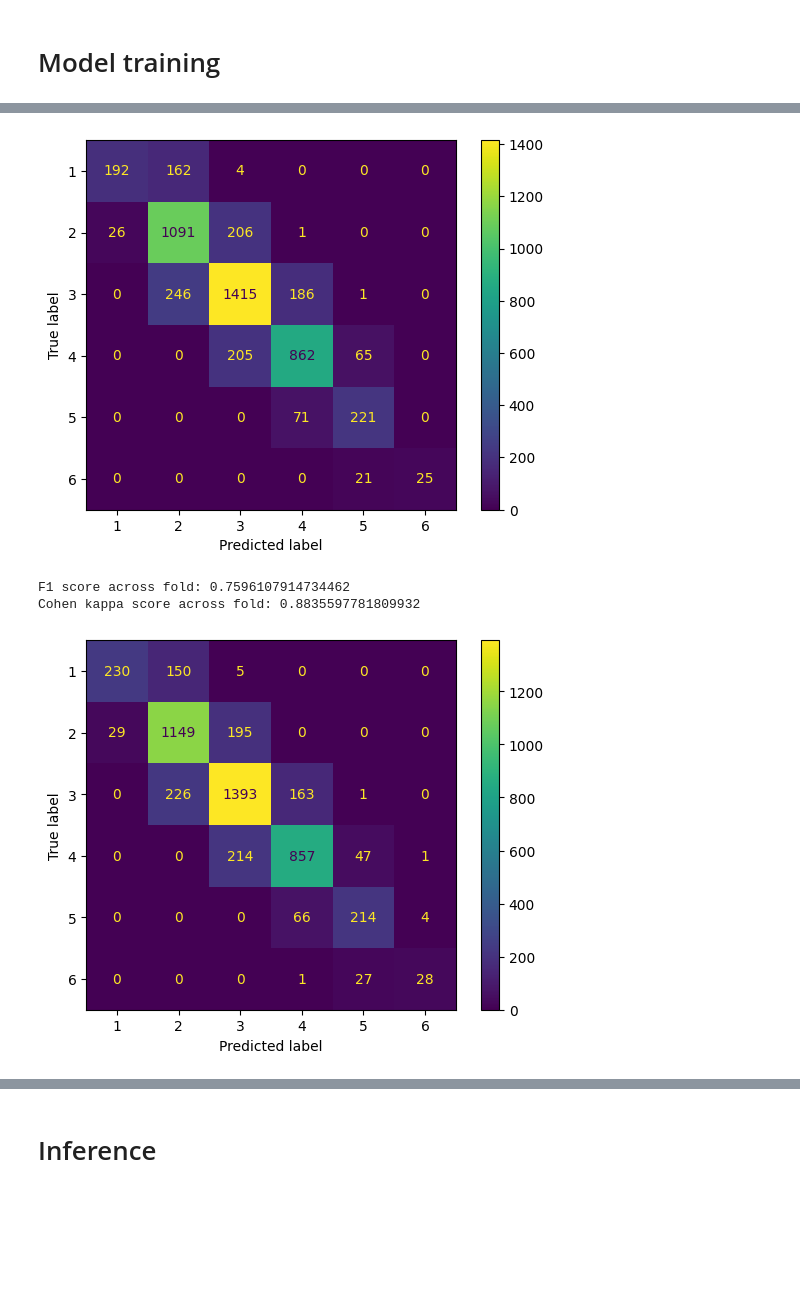
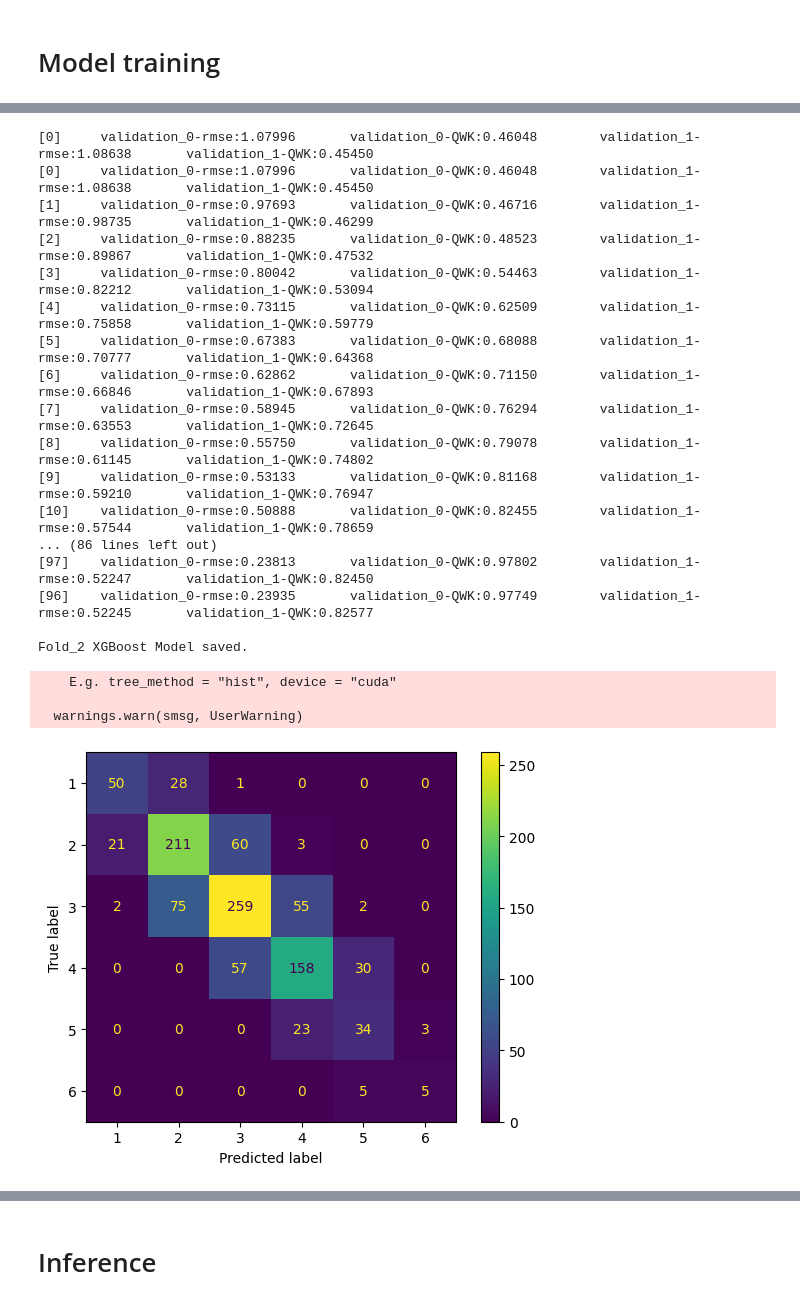
Before and after one commit to Maxma99/aes2, a Jupyter notebook: lgbm-baseline.ipynb, the cells around one changed output, grey strips where cells are left out. Saved outputs shown, nothing was run; the diff lists cells and outputs as text; code cells hidden in the pictures; blank space fills up the shorter version.

```diff
--- a/lgbm-baseline.ipynb
+++ b/lgbm-baseline.ipynb
@@ -271,7 +291,7 @@ def Sentence_Eng(train_tmp):
     aggs = [
         # Count the number of sentences with a length greater than i
         *[pl.col('sentence').filter(pl.col('sentence_len') >= i).count().alias(f"sentence_{i}_cnt") for i in [0,15,50,100,150,200,250,300] ],
-        *[pl.col('sentence').filter(pl.col('sentence_len') <= i).count().alias(f"sentence_<{i}_cnt") for i in [15,50] ],
+        *[pl.col('sentence').filter(pl.col('sentence_len') <= i).count().alias(f"sentence_lessthan{i}_cnt") for i in [15,50] ],
         # other
         *[pl.col(fea).max().alias(f"{fea}_max") for fea in sentence_fea],
         *[pl.col(fea).mean().alias(f"{fea}_mean") for fea in sentence_fea],
@@ -528,8 +555,8 @@ f1_scores = []
 kappa_scores = []
 models = []
 predictions = []
-callbacks = [log_evaluation(period=25), early_stopping(stopping_rounds=75,first_metric_only=True)]
-feature_select = feature_select_wrapper()
+callbacks = [log_evaluation(period=300), early_stopping(stopping_rounds=75,first_metric_only=True)]
+feature_select = feature_select_wrapper(LOAD=True)
 # %% [output]
 feature_select_wrapper...
 [LightGBM] [Info] Using self-defined objective function
@@ -643,17 +643,17 @@ class Predictor:
         predicted = None
         for i, model in enumerate(self.models):
             if i == 0: # LightGBM weight
-                predicted = 0.4*model.predict(X)
+                predicted = 0.76*model.predict(X)
             elif i == 1: # CatBoost weight
-                predicted += 0.3*model.predict(X)
+                predicted += 0*model.predict(X)
             else: # XGBoost weight
-                if not isinstance(X, DMatrix):
-                    X = xgb.DMatrix(X)
-                predicted += 0.3*model.predict(X)
+                # if not isinstance(X, DMatrix):
+                #     X = xgb.DMatrix(X)
+                predicted += 0.24*model.predict(X)
 
         return predicted
 # %%
-LOAD = False # re-train
+LOAD = True # re-train
 # Define the number of splits for cross-validation
 n_splits = 16
 models = []
@@ -677,9 +677,9 @@ if not LOAD:
 
         # # Make predictions on the test data for this fold
         #         # Make predictions on the test data for this fold
-        # predictions_fold = predictor.predict(random_test_X)
-        # predictions_fold = predictions_fold + a
-        # predictions_fold = predictions_fold.clip(1, 6).round().astype(int)
+        predictions_fold = predictor.predict(random_test_X)
+        predictions_fold = predictions_fold + a
+        predictions_fold = predictions_fold.clip(1, 6).round().astype(int)
 
         # # Confusion Matrix for each fold
         # cm = confusion_matrix(random_test_y, predictions_fold, labels=[x for x in range(1,7)])
@@ -689,16 +689,16 @@ if not LOAD:
         # plt.show()
 
         # # Calculate and store the F1 score for this fold
-        # f1_fold = f1_score(random_test_y, predictions_fold, average='weighted')
-        # f1_scores.append(f1_fold)
+        f1_fold = f1_score(random_test_y, predictions_fold, average='weighted')
+        f1_scores.append(f1_fold)
 
-        # # Calculate and store the Cohen's kappa score for this fold
-        # kappa_fold = cohen_kappa_score(random_test_y, predictions_fold, weights='quadratic')
-        # kappa_scores.append(kappa_fold)
+        # Calculate and store the Cohen's kappa score for this fold
+        kappa_fold = cohen_kappa_score(random_test_y, predictions_fold, weights='quadratic')
+        kappa_scores.append(kappa_fold)
 
-        # print(f'F1 score across fold: {f1_fold}')
-        # print(f'Cohen kappa score across fold: {kappa_fold}')
-        # gc.collect()
+        print(f'F1 score across fold: {f1_fold}')
+        print(f'Cohen kappa score across fold: {kappa_fold}')
+        gc.collect()
 else:
     # Initialize StratifiedKFold with the specified number of splits
     skf = StratifiedKFold(n_splits=n_splits, shuffle=True, random_state=0)
@@ -707,7 +707,7 @@ else:
     kappa_scores = []
     models = []
     predictions = []
-    callbacks = [log_evaluation(period=25), early_stopping(stopping_rounds=75,first_metric_only=True)]
+    callbacks = [log_evaluation(period=200), early_stopping(stopping_rounds=75,first_metric_only=True)]
     # Loop through each fold of the cross-validation
     i=1
     for train_index, test_index in skf.split(X, y_split):
@@ -730,7 +730,7 @@ else:
                     random_state=42,
                     extra_trees=True,
                     class_weight='balanced',
-                    # device='gpu',
+                    # device= device,
                     verbosity = - 1)
 
         # Fit the model on the training data for this fold
@@ -744,10 +744,7 @@ else:
 
         lgb_predictor.booster_.save_model(f'kaggle/out/aes-lgbm/fold_{i}.txt')
         print('\nFold_{} LightGBM Model saved.\n'.format(i))
-
-
-
-
+        cat_model = []
         # CAT
         cat_model = CatBoostRegressor(
             iterations=1000,
@@ -757,7 +754,7 @@ else:
             subsample=0.8,
             l2_leaf_reg = 1,
             task_type = 'GPU',
-            devices= '6:7:8',
+            devices= '7:8',
             objective = 'RMSE',
             eval_metric = 'RMSE',
             loss_function="RMSE")
@@ -789,11 +786,11 @@ else:
             extra_trees=True,
             class_weight='balanced',
             tree_method="gpu_hist",
-            gpu_id = 5
+            gpu_id = 7
         )
 
         xgb_callbacks = [
-            xgb.callback.EvaluationMonitor(period=100),
+            xgb.callback.EvaluationMonitor(period=300),
             xgb.callback.EarlyStopping(75, metric_name="QWK", maximize=True, save_best=True)
         ]
         xgb_regressor.fit(
@@ -844,4 +911,21 @@ Cohen kappa score across fold: 0.8887854366010203
+[0]     validation_0-rmse:1.07996       validation_0-QWK:0.46048        validation_1-rmse:1.08638       validation_1-QWK:0.45450
+[0]     validation_0-rmse:1.07996       validation_0-QWK:0.46048        validation_1-rmse:1.08638       validation_1-QWK:0.45450
+[1]     validation_0-rmse:0.97693       validation_0-QWK:0.46716        validation_1-rmse:0.98735       validation_1-QWK:0.46299
+[2]     validation_0-rmse:0.88235       validation_0-QWK:0.48523        validation_1-rmse:0.89867       validation_1-QWK:0.47532
+[3]     validation_0-rmse:0.80042       validation_0-QWK:0.54463        validation_1-rmse:0.82212       validation_1-QWK:0.53094
+[4]     validation_0-rmse:0.73115       validation_0-QWK:0.62509        validation_1-rmse:0.75858       validation_1-QWK:0.59779
+[5]     validation_0-rmse:0.67383       validation_0-QWK:0.68088        validation_1-rmse:0.70777       validation_1-QWK:0.64368
+[6]     validation_0-rmse:0.62862       validation_0-QWK:0.71150        validation_1-rmse:0.66846       validation_1-QWK:0.67893
+[7]     validation_0-rmse:0.58945       validation_0-QWK:0.76294        validation_1-rmse:0.63553       validation_1-QWK:0.72645
+[8]     validation_0-rmse:0.55750       validation_0-QWK:0.79078        validation_1-rmse:0.61145       validation_1-QWK:0.74802
+[9]     validation_0-rmse:0.53133       validation_0-QWK:0.81168        validation_1-rmse:0.59210       validation_1-QWK:0.76947
+[10]    validation_0-rmse:0.50888       validation_0-QWK:0.82455        validation_1-rmse:0.57544       validation_1-QWK:0.78659
+... (86 lines left out)
+[97]    validation_0-rmse:0.23813       validation_0-QWK:0.97802        validation_1-rmse:0.52247       validation_1-QWK:0.82450
+[96]    validation_0-rmse:0.23935       validation_0-QWK:0.97749        validation_1-rmse:0.52245       validation_1-QWK:0.82577
+
+Fold_2 XGBoost Model saved.
+    E.g. tree_method = "hist", device = "cuda"
+
+  warnings.warn(smsg, UserWarning)
-[figure, old version]
+[figure, new version]
-F1 score across fold: 0.7596107914734462
-Cohen kappa score across fold: 0.8835597781809932
-[figure, removed]
```
Also changed, not shown: parts of 15 cells of this notebook, 18 other files.
